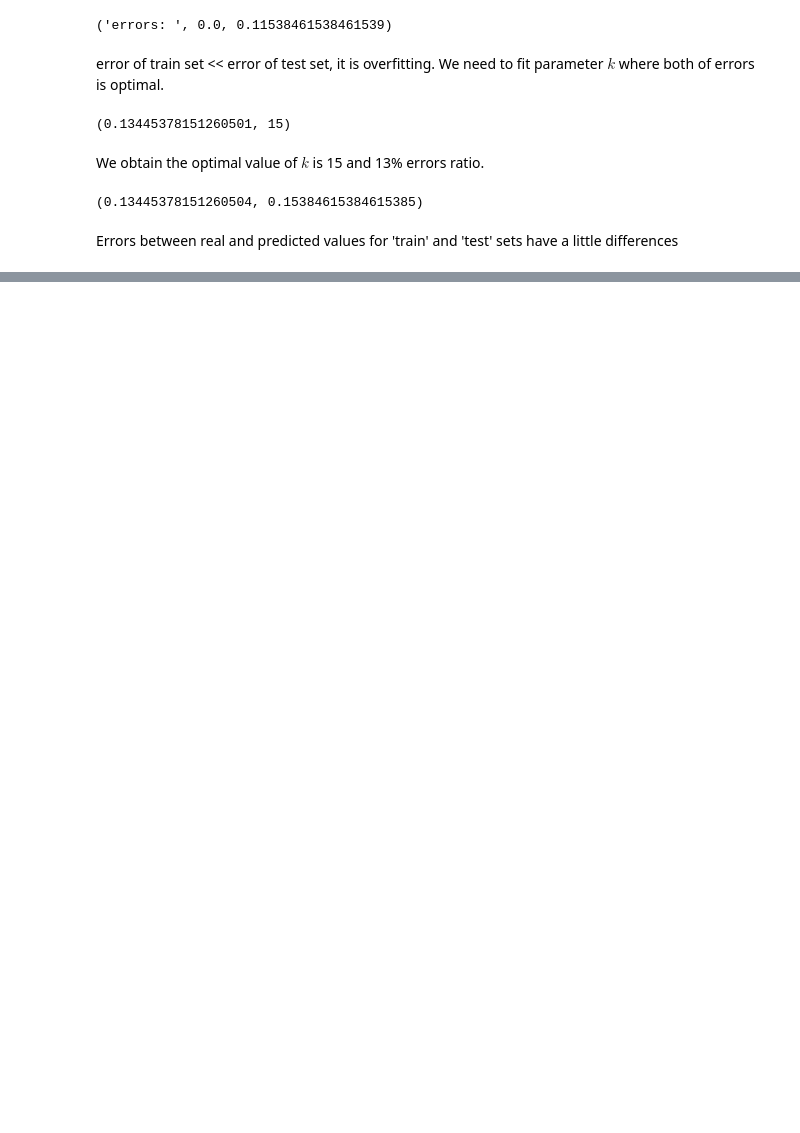
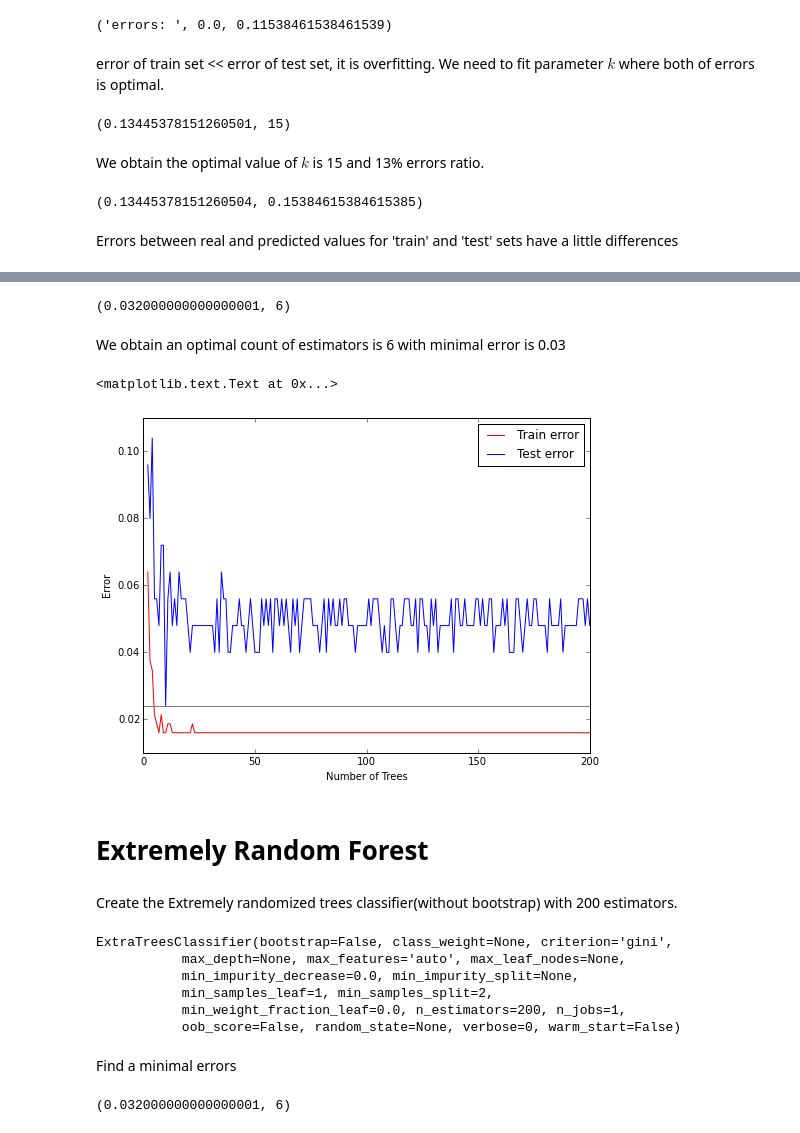
Before and after one commit to r3tgc/ML_homework, a Jupyter notebook: 1_kNN/Armenian_pubs_knn-v2.ipynb, the cells around one changed output, grey strips where cells are left out. Saved outputs shown, nothing was run; the diff lists cells and outputs as text; code cells hidden in the pictures; blank space fills up the shorter version.

```diff
--- a/1_kNN/Armenian_pubs_knn-v2.ipynb
+++ b/1_kNN/Armenian_pubs_knn-v2.ipynb
@@ -548,0 +647,5 @@ Errors between real and predicted values for 'train' and 'test' sets have a litt
+# %%
+from sklearn import tree
+import numpy as np
+dt_model = tree.DecisionTreeClassifier()
+dt_model.fit(x_train, y_train)
@@ -548,0 +669,6 @@ Errors between real and predicted values for 'train' and 'test' sets have a litt
+# %%
+stump_model = tree.DecisionTreeClassifier(max_depth = 1)
+stump_model.fit(x_train, y_train)
+err_stump_train = np.mean(y_train != stump_model.predict(x_train))
+err_stump_test  = np.mean(y_test  != stump_model.predict(x_test))
+print(err_stump_train, err_stump_test)
@@ -548,0 +682,5 @@ Errors between real and predicted values for 'train' and 'test' sets have a litt
+# %%
+from sklearn import ensemble
+N_estimators = 200
+rf_model = ensemble.RandomForestClassifier(n_estimators = N_estimators)
+rf_model.fit(x_train, y_train)
@@ -548,0 +697,8 @@ Errors between real and predicted values for 'train' and 'test' sets have a litt
+# %%
+err_rf_train = []
+err_rf_test  = []
+for n_estimators in range(2, N_estimators + 1):
+    rf_model.set_params(n_estimators = n_estimators, warm_start = False)
+    rf_model.fit(x_train, y_train)
+    err_rf_train.append(np.mean(y_train != rf_model.predict(x_train)))
+    err_rf_test.append(np.mean(y_test  != rf_model.predict(x_test)))
@@ -548,0 +723,35 @@ Errors between real and predicted values for 'train' and 'test' sets have a litt
+# %%
+print(min(err_rf_test), np.argmin(err_rf_test) + 1)
+# %% [output]
+(0.032000000000000001, 6)
+# %% [markdown]
+We obtain an optimal count of estimators is 6 with minimal error is 0.03
+# %%
+plt.figure(figsize = (8, 6))
+plt.plot(range(2, n_estimators + 1), err_rf_train, 'r', label = 'Train error')
+plt.plot(range(2, n_estimators + 1), err_rf_test,  'b', label = 'Test error')
+plt.legend(loc = 1)
+plt.axhline(y = min(err_rf_test), color = 'gray')
+plt.xlabel('Number of Trees')
+plt.ylabel('Error')
+# %% [output]
+<matplotlib.text.Text at 0x...>
+[figure, added]
+# %% [markdown]
+# Extremely Random Forest
+# %% [markdown]
+Create the Extremely randomized trees classifier(without bootstrap) with 200 estimators.
+# %%
+from sklearn import ensemble
+N_estimators = 200
+ef_model = ensemble.ExtraTreesClassifier(n_estimators = N_estimators)
+ef_model.fit(x_train, y_train)
+# %% [output]
+ExtraTreesClassifier(bootstrap=False, class_weight=None, criterion='gini',
+           max_depth=None, max_features='auto', max_leaf_nodes=None,
+           min_impurity_decrease=0.0, min_impurity_split=None,
+           min_samples_leaf=1, min_samples_split=2,
+           min_weight_fraction_leaf=0.0, n_estimators=200, n_jobs=1,
+           oob_score=False, random_state=None, verbose=0, warm_start=False)
+# %% [markdown]
+Find a minimal errors
@@ -548,0 +766,4 @@ Errors between real and predicted values for 'train' and 'test' sets have a litt
+# %%
+print(min(err_ef_test), np.argmin(err_ef_test) + 1)
+# %% [output]
+(0.032000000000000001, 6)
```
Also changed, not shown: parts of 47 cells of this notebook.
